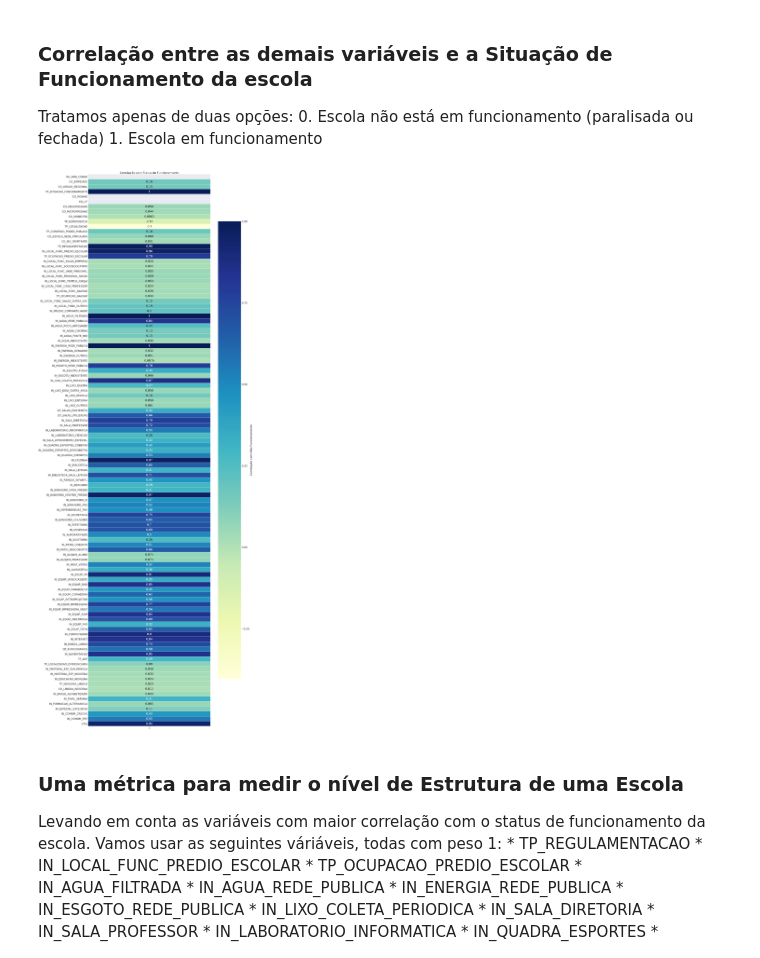
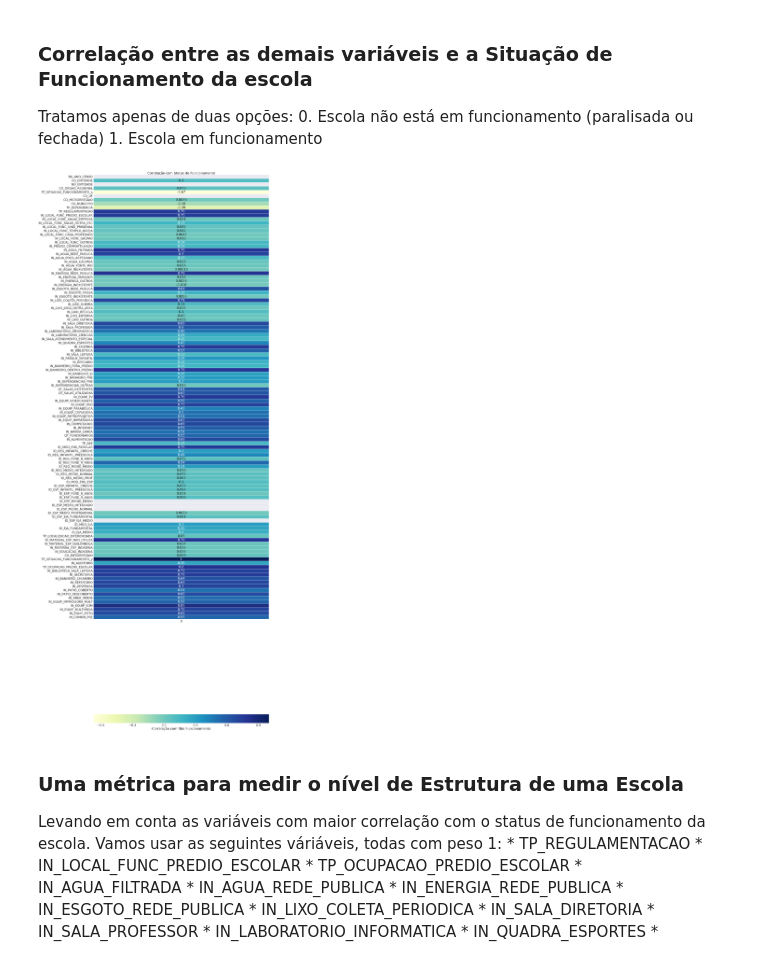
Before and after one commit to martimallow/escola_fechada, a Jupyter notebook: primeiras_analises.ipynb, the cells around one changed output. Saved outputs shown, nothing was run; the diff lists cells and outputs as text; code cells hidden in the pictures.

```diff
--- a/primeiras_analises.ipynb
+++ b/primeiras_analises.ipynb
@@ -87,21 +87,21 @@ Tratamos apenas de duas opções:
     0. Escola não está em funcionamento (paralisada ou fechada)
     1. Escola em funcionamento
 # %%
-df2018['TP_SITUACAO_FUNCIONAMENTO'] = np.where(df2018['TP_SITUACAO_FUNCIONAMENTO'] > 1, 0, df2018['TP_SITUACAO_FUNCIONAMENTO'])
-df2018 = df2018.fillna(value=0)
+df2010['TP_SITUACAO_FUNCIONAMENTO_y'] = np.where(df2010['TP_SITUACAO_FUNCIONAMENTO_y'] > 1, 0, df2010['TP_SITUACAO_FUNCIONAMENTO_y'])
+df2010 = df2010.fillna(value=0)
 
-corr = df2018.corrwith(df2018['TP_SITUACAO_FUNCIONAMENTO'], axis = 0).to_frame()#.values.reshape(-1, 1)
+corr = df2010.corrwith(df2010['TP_SITUACAO_FUNCIONAMENTO_y'], axis = 0).to_frame()#.values.reshape(-1, 1)
 # %%
 fig = plt.figure(figsize = (35, 130))
 sns.set(font_scale=3)
 ax = plt.axes()
 heat_map = sns.heatmap(corr,cmap="YlGnBu", annot=True, linewidths=1,ax = ax,
-                        cbar_kws={'label': 'Correlação com Não Funcionamento'#, 'orientation': 'horizontal'
+                        cbar_kws={'label': 'Correlação com Não Funcionamento', 'orientation': 'horizontal'
                                  })
 ax.set_title('Correlação com Status de Funcionamento')
 plt.show()
 # %% [output]
-[figure, old version]
+[figure, new version]
 # %% [markdown]
 ### Uma métrica para medir o nível de Estrutura de uma Escola
 Levando em conta as variáveis com maior correlação com o status de funcionamento da escola. Vamos usar as seguintes váriáveis, todas com peso 1:
```
Also changed, not shown: parts of 20 cells of this notebook.
